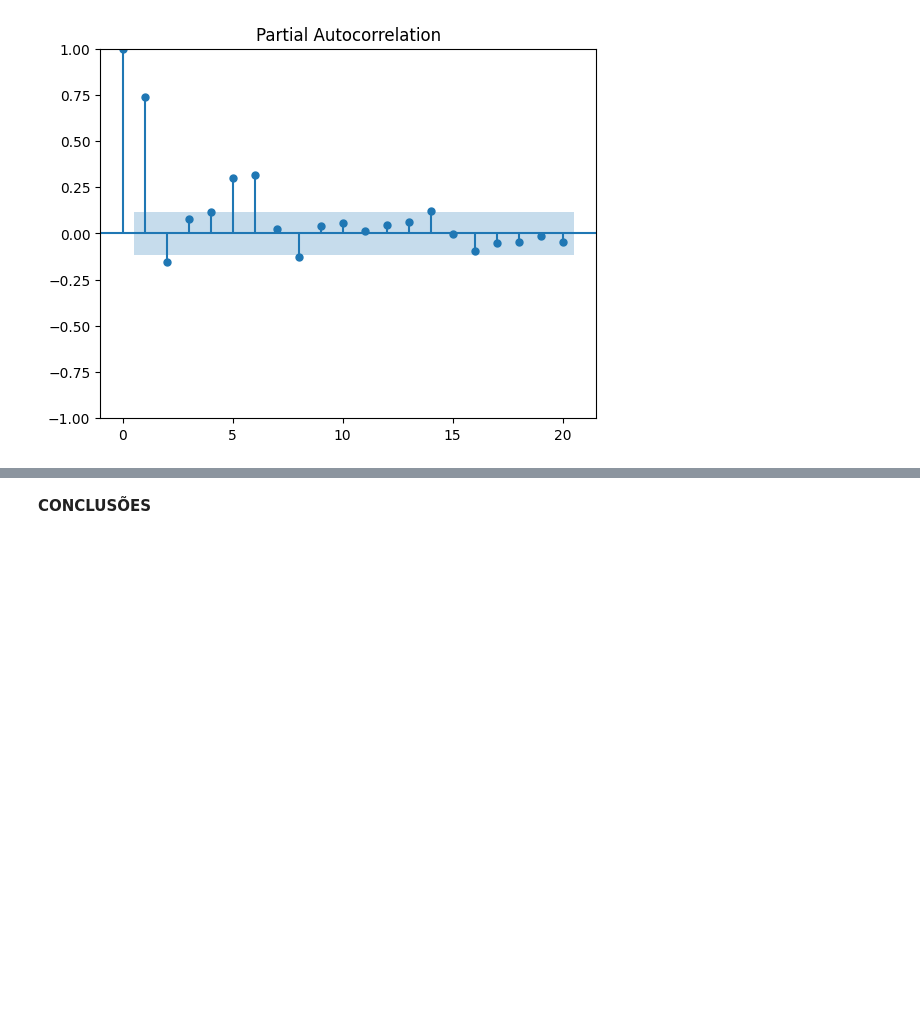
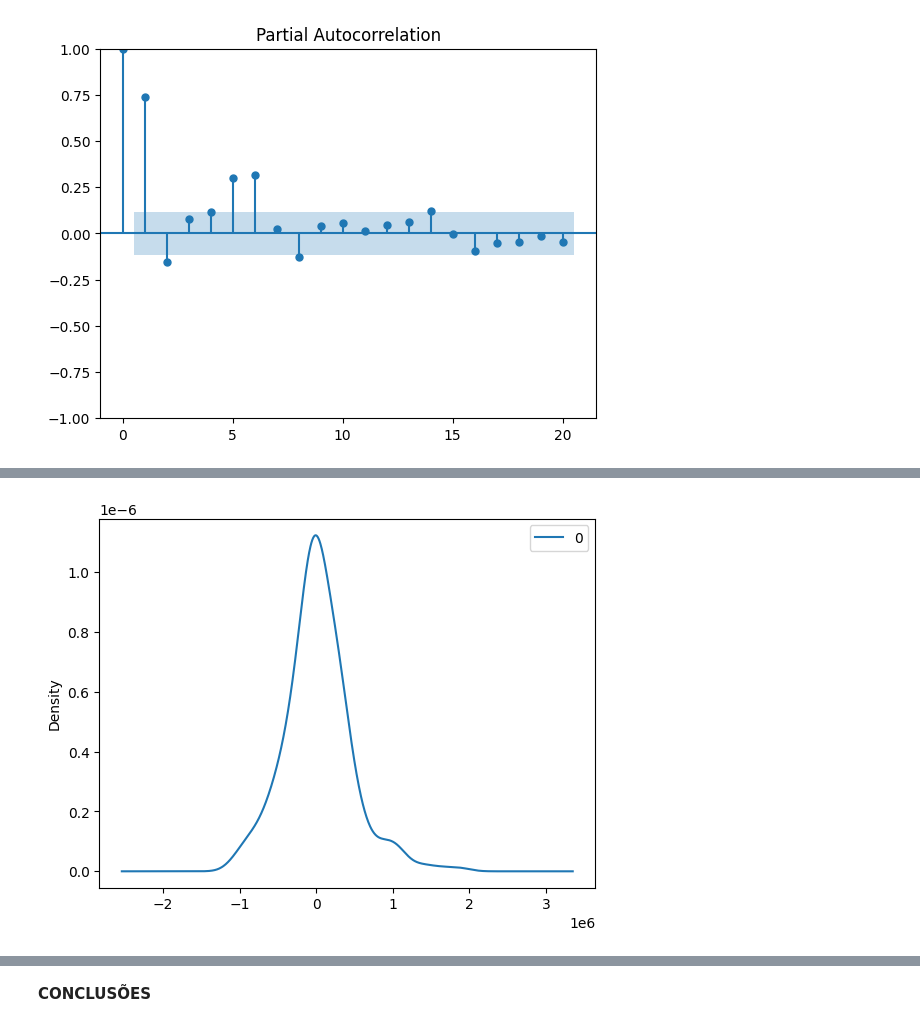
Before and after one commit to LaizaCostaa/Case-An-lise-de-faturamento-Blog-x-Site, a Jupyter notebook: Case_blogxsite.ipynb, the cells around one changed output, grey strips where cells are left out. Cells and saved outputs as stored; diff of their text form; code cells hidden in the pictures; blank space fills up the shorter version.

```diff
--- a/Case_blogxsite.ipynb
+++ b/Case_blogxsite.ipynb
@@ -669,0 +667,5 @@ from statsmodels.tsa.arima.model import ARIMA
+# %%
+residuals.plot(kind='kde')
+pyplot.show()
+# %% [output]
+[figure, added]
```
Also changed, not shown: parts of 21 cells of this notebook.
